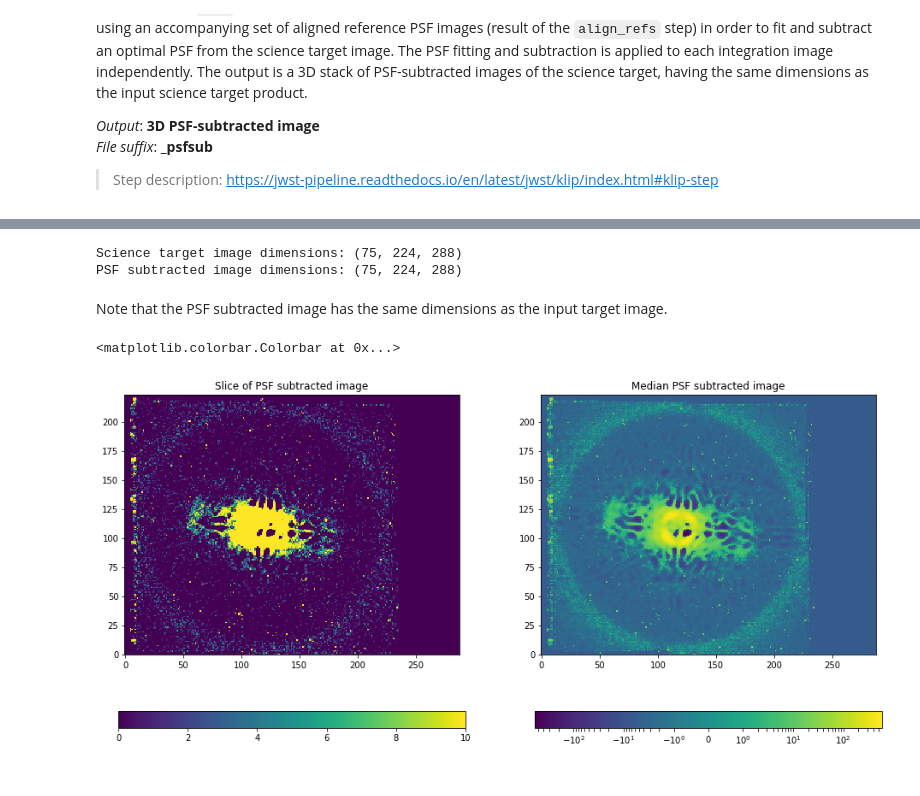
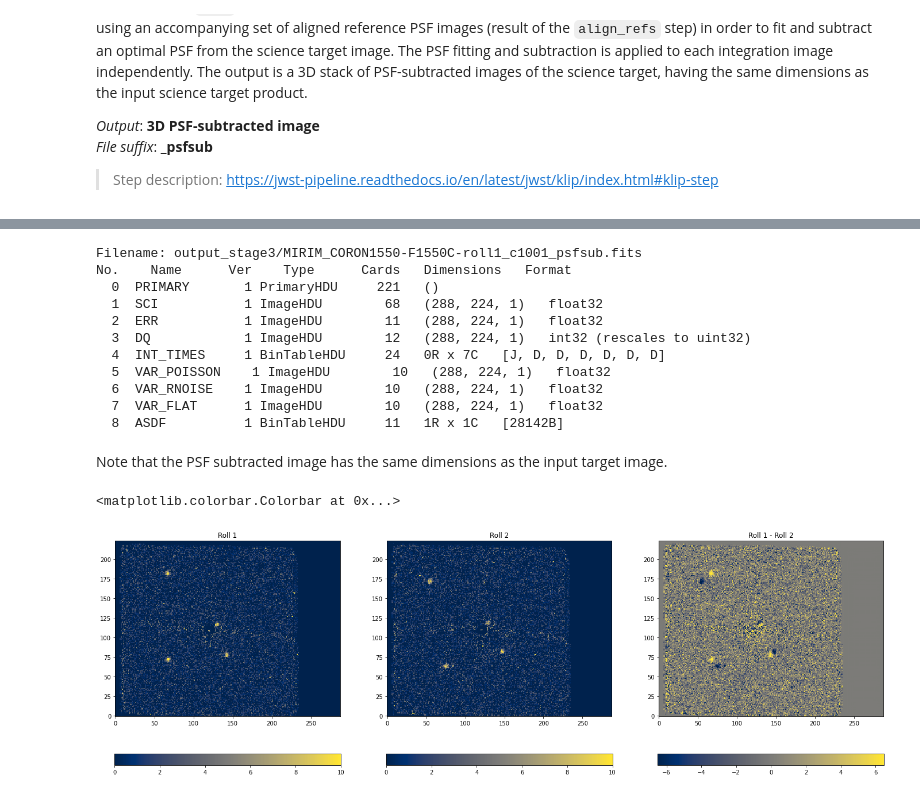
Before and after one commit to aggle/mirisim_coron_jwst_tutorial, a Jupyter notebook: jwst_cal_tutorial.ipynb, the cells around one changed output, grey strips where cells are left out. Saved outputs shown, nothing was run; the diff lists cells and outputs as text; code cells hidden in the pictures.

```diff
--- a/jwst_cal_tutorial.ipynb
+++ b/jwst_cal_tutorial.ipynb
@@ -700,6 +962,8 @@ The role of the `stack_refs` step is to stack all of the PSF reference exposures
 > Step description: https://jwst-pipeline.readthedocs.io/en/latest/jwst/stack_refs/index.html#stack-refs-step
 # %%
 from IPython.display import display,clear_output
+# %%
+mpl.rcParams['image.cmap'] = 'cividis' # use cividis color map
 # %%
 stacked_cube_hdu = fits.open('output_stage3/mirisim_jwst_tutorial_psfstack.fits')
 ref_images = stacked_cube_hdu[1].data
@@ -746,7 +994,0 @@ No.    Name      Ver    Type      Cards   Dimensions   Format
-# %%
-subtracted_image = sub_hdu[1].data
-print("Science target image dimensions: " + str(subtracted_image.shape))
-print("PSF subtracted image dimensions: " + str(subtracted_image.shape))
-# %% [output]
-Science target image dimensions: (75, 224, 288)
-PSF subtracted image dimensions: (75, 224, 288)
@@ -753,21 +997,47 @@ PSF subtracted image dimensions: (75, 224, 288)
+# %%
+psfsub_files = Path("output_stage3").glob("MIRIM*psfsub.fits")
+psfsub_imgs = {re.search("roll[1,2]", f.name).group(): f for f in psfsub_files}
+fits.info(psfsub_imgs['roll1'])
+# %% [output]
+Filename: output_stage3/MIRIM_CORON1550-F1550C-roll1_c1001_psfsub.fits
+No.    Name      Ver    Type      Cards   Dimensions   Format
+  0  PRIMARY       1 PrimaryHDU     221   ()
+  1  SCI           1 ImageHDU        68   (288, 224, 1)   float32
+  2  ERR           1 ImageHDU        11   (288, 224, 1)   float32
+  3  DQ            1 ImageHDU        12   (288, 224, 1)   int32 (rescales to uint32)
+  4  INT_TIMES     1 BinTableHDU     24   0R x 7C   [J, D, D, D, D, D, D]
+  5  VAR_POISSON    1 ImageHDU        10   (288, 224, 1)   float32
+  6  VAR_RNOISE    1 ImageHDU        10   (288, 224, 1)   float32
+  7  VAR_FLAT      1 ImageHDU        10   (288, 224, 1)   float32
+  8  ASDF          1 BinTableHDU     11   1R x 1C   [28142B]
 # %% [markdown]
 Note that the PSF subtracted image has the same dimensions as the input target image.
 # %%
-fig, axes = plt.subplots(nrows=1, ncols=2, figsize=(16,8))
+fig, axes = plt.subplots(nrows=1, ncols=3, figsize=(24,8))
 ax = axes[0]
-ax.set_title("Slice of PSF subtracted image")
-imax = ax.imshow(subtracted_image[50],
+ax.set_title("Roll 1")
+img = fits.getdata(psfsub_imgs['roll1'], 1)[0]
+imax = ax.imshow(img,
                  vmin = 0, vmax = 10,
                  interpolation ="none", origin='lower')
 fig.colorbar(imax, ax=ax, orientation='horizontal')
 
 ax = axes[1]
-ax.set_title("Median PSF subtracted image")
-imax = ax.imshow(np.median(subtracted_image, axis=0),
-                 #vmin = 0, vmax = 10,
-                 norm=mpl.colors.SymLogNorm(1),
+ax.set_title("Roll 2")
+img = fits.getdata(psfsub_imgs['roll2'], 1)[0]
+imax = ax.imshow(img,
+                 vmin = 0, vmax = 10,
                  interpolation ="none", origin='lower')
 fig.colorbar(imax, ax=ax, orientation='horizontal')
+
+ax = axes[2]
+ax.set_title("Roll 1 - Roll 2")
+img = fits.getdata(psfsub_imgs['roll1'], 1)[0] - fits.getdata(psfsub_imgs['roll2'], 1)[0]
+vmin, vmax = np.std(img) * np.array([-3, 3])
+imax = ax.imshow(img,
+                 vmin = vmin, vmax = vmax,
+                 interpolation ="none", origin='lower')
+fig.colorbar(imax, ax=ax, orientation='horizontal')
 # %% [output]
 <matplotlib.colorbar.Colorbar at 0x...>
-[figure, old version]
+[figure, new version]
```
Also changed, not shown: parts of 30 cells of this notebook.
